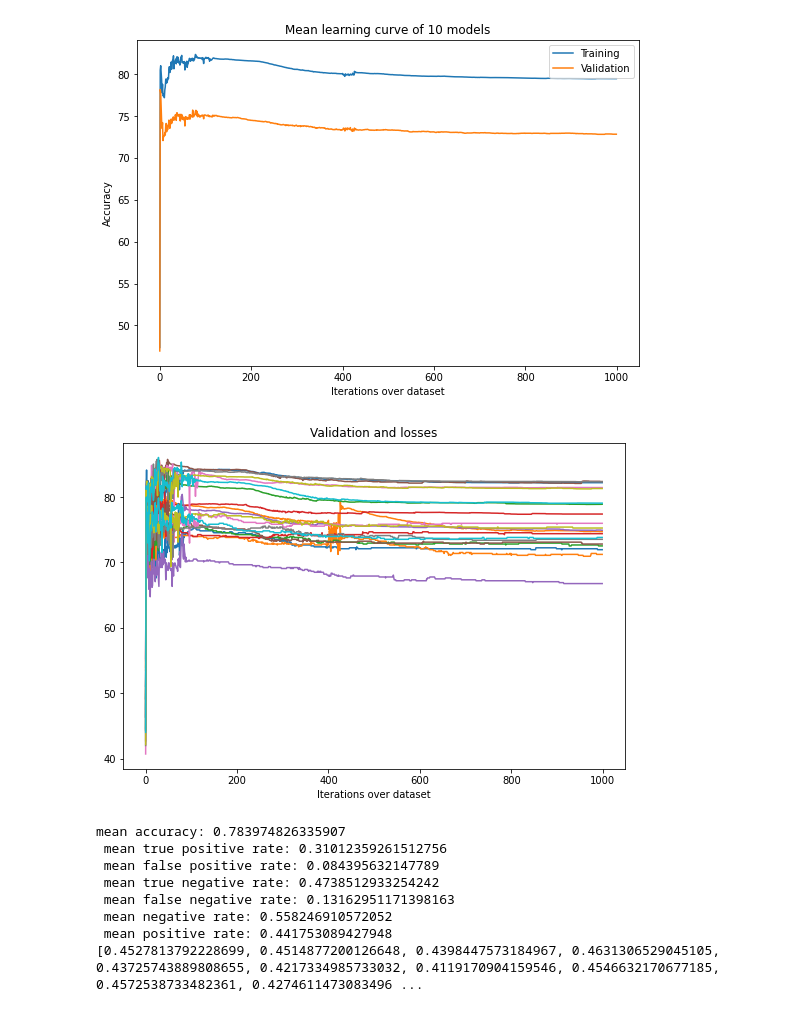
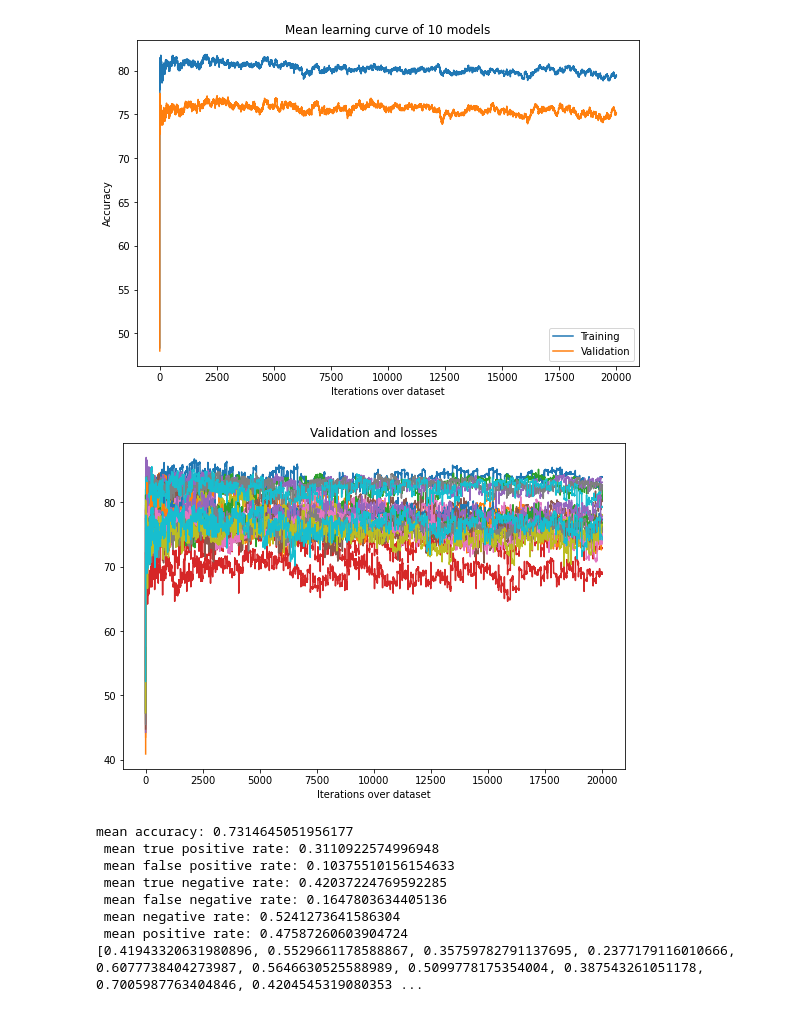
Before and after one commit to DeepRank/3D-Vac, a Jupyter notebook: src/5_train_models/explore_class_seq_xvalidation.ipynb, the cells around one changed output. Cells and saved outputs as stored; diff of their text form; code cells hidden in the pictures.

```diff
--- a/src/5_train_models/explore_class_seq_xvalidation.ipynb
+++ b/src/5_train_models/explore_class_seq_xvalidation.ipynb
@@ -12,46 +12,46 @@ def renorm(data, mean, std):
     data = data*std+mean
     return torch.log(data)
 # %%
-# models_path = "/home/daqop/Desktop/M2/Internship/python/trained_models/"
+models_path = "/home/daqop/Desktop/M2/Internship/python/trained_models/"
 # models_path = "/home/daqop/mountpoint_snellius/3D-Vac/src/5_train_models/CNN/I/reg/seq/trained_models/"
-models_path = "/home/daqop/train_branch_3D_Vac/src/5_train_models/CNN/I/classification/seq/trained_models/"
-model_name = "mlp_class_baseline_500_neurons_1000_epochs_sig_norm.pt"
+# models_path = "/home/daqop/train_branch_3D_Vac/src/5_train_models/CNN/I/classification/seq/trained_models/"
+model_name = "mlp_class_baseline_200_neurons_20000_epochs_clustered.pt"
 models_path = models_path + model_name
 cp = torch.load(models_path)
 xval_data = cp["models_data"]
 a = cp["arguments"]
 
 train_losses = torch.tensor([data["train_losses"] for data in xval_data])
 validation_losses = torch.tensor([data["validation_losses"] for data in xval_data])
 train_losses = torch.permute(train_losses, (1,0))
 validation_losses = torch.permute(validation_losses, (1,0))
 
 #plot mean validation and loss
 plt.figure(figsize=(9,6))
 plt.plot(range(a.epochs), train_losses.mean(dim=1))
 plt.plot(range(a.epochs), validation_losses.mean(dim=1))
 plt.title("Valid")
 plt.xlabel("Iterations over dataset")
 plt.ylabel("Accuracy")
 plt.title("Mean learning curve of 10 models")
 plt.legend(["Training", "Validation"])
 plt.show()
 
 #plot the actual validation and loss
 plt.figure(figsize=(9,6))
 plt.plot(range(a.epochs), train_losses)
 plt.plot(range(a.epochs), validation_losses)
 plt.title("Validation and losses")
 plt.xlabel("Iterations over dataset")
 plt.show()
 # %% [output]
-[figure, old version]
+[figure, new version]
-[figure, old version]
+[figure, new version]
 # %%
 
 # plot the r-squared and other metrics for each model
 all_indices = []
-csv_peptides, csv_ba_values = load_class_seq_data("../../data/external/processed/BA_pMHCI.csv", a.threshold)
+csv_peptides, csv_ba_values, groups = load_class_seq_data("../../data/external/processed/BA_pMHCI.csv", a.threshold)
 dataset = Class_Seq_Dataset(csv_peptides, csv_ba_values, a.encoder)
 accuracies = []
 tpr = []
@@ -95,11 +95,11 @@ print(f" mean negative rate: {torch.tensor(nr).mean()}")
 print(f" mean positive rate: {torch.tensor(pr).mean()}")
 print(pr, nr)
 # %% [output]
-mean accuracy: 0.783974826335907
- mean true positive rate: 0.31012359261512756
- mean false positive rate: 0.084395632147789
- mean true negative rate: 0.4738512933254242
- mean false negative rate: 0.13162951171398163
- mean negative rate: 0.558246910572052
- mean positive rate: 0.441753089427948
-[0.4527813792228699, 0.4514877200126648, 0.4398447573184967, 0.4631306529045105, 0.43725743889808655, 0.4217334985733032, 0.4119170904159546, 0.4546632170677185, 0.4572538733482361, 0.4274611473083496 ...
+mean accuracy: 0.7314645051956177
+ mean true positive rate: 0.3110922574996948
+ mean false positive rate: 0.10375510156154633
+ mean true negative rate: 0.42037224769592285
+ mean false negative rate: 0.1647803634405136
+ mean negative rate: 0.5241273641586304
+ mean positive rate: 0.47587260603904724
+[0.41943320631980896, 0.5529661178588867, 0.35759782791137695, 0.2377179116010666, 0.6077738404273987, 0.5646630525588989, 0.5099778175354004, 0.387543261051178, 0.7005987763404846, 0.4204545319080353 ...
```
